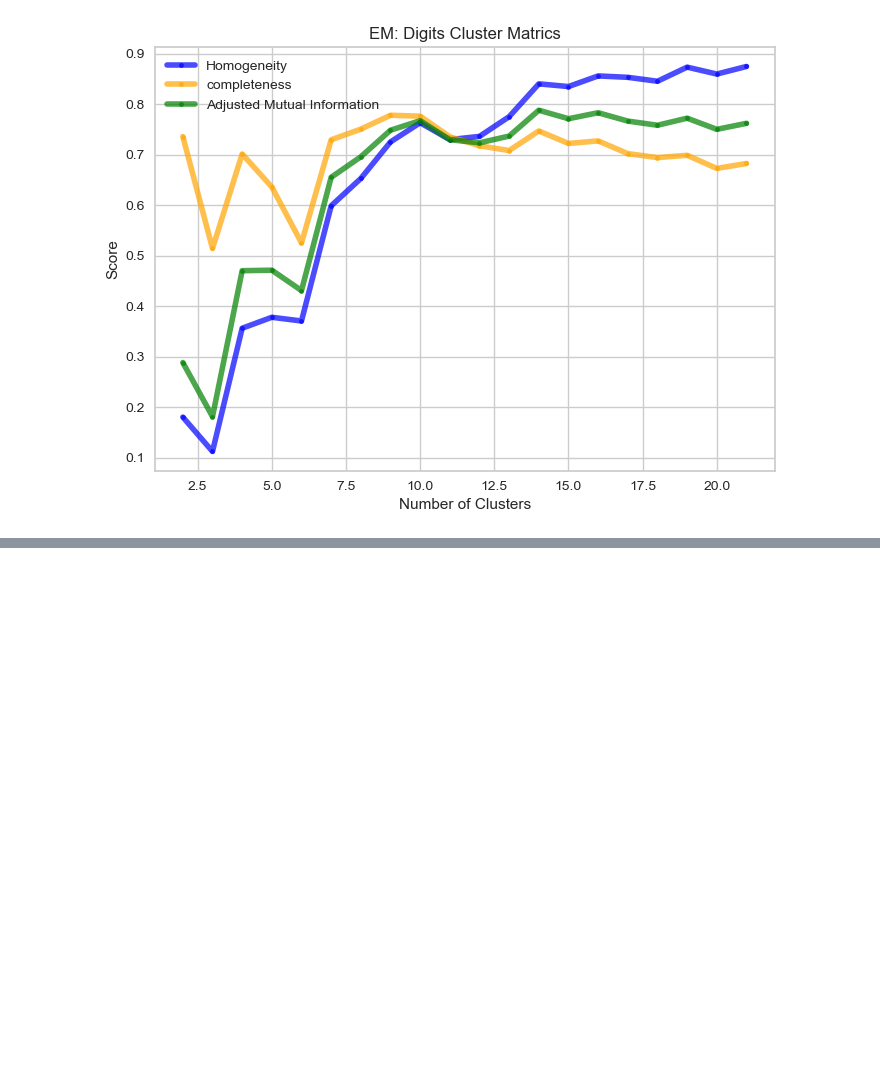
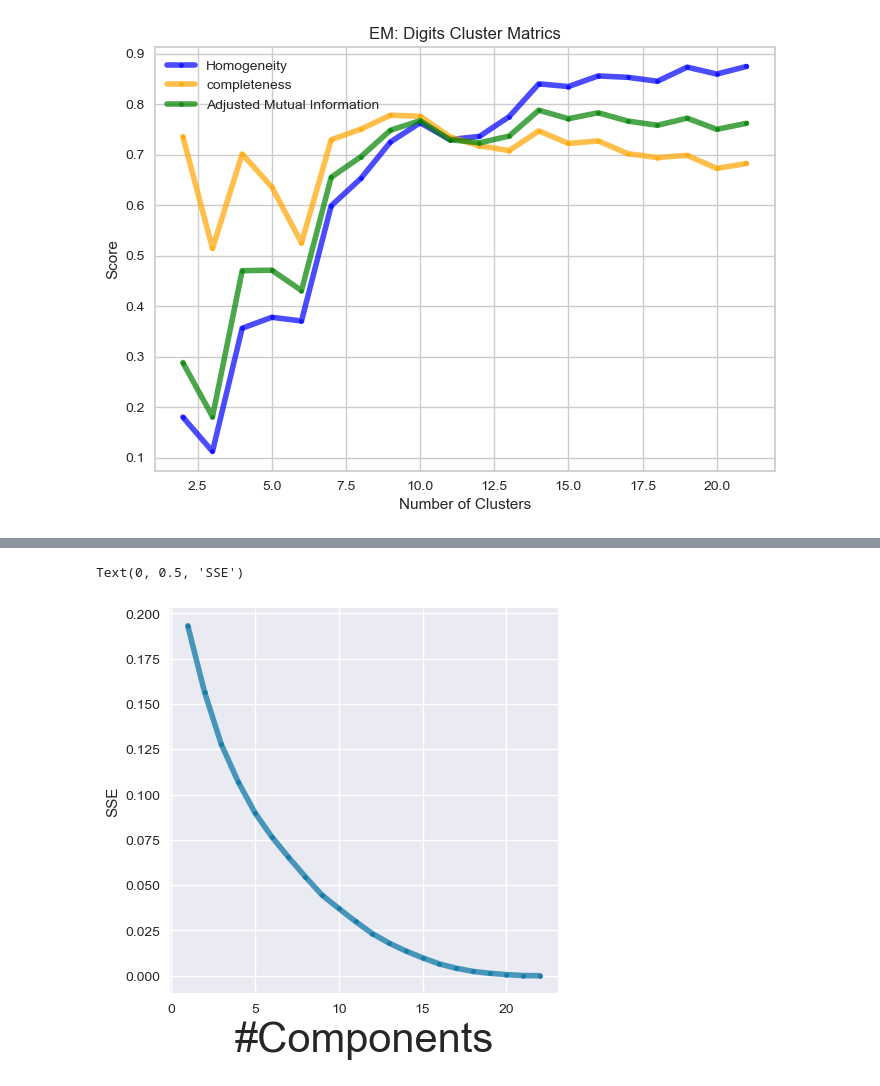
Before and after one commit to Alijafr/ML, a Jupyter notebook: assignment 3/code/Clustering.ipynb, the cells around one changed output, grey strips where cells are left out. Saved outputs shown, nothing was run; the diff lists cells and outputs as text; code cells hidden in the pictures; blank space fills up the shorter version.

```diff
--- a/assignment 3/code/Clustering.ipynb
+++ b/assignment 3/code/Clustering.ipynb
@@ -274,0 +313,16 @@ Text(0, 0.5, 'Score')
+# %%
+n_components = np.arange(1,23)
+results = np.zeros(len(n_components))
+for i,n in enumerate(n_components):
+    pca = PCA(n_components=n)
+    X_transformed = pca.fit(x).transform(x)
+    results[i] = mean_squared_error(pca.inverse_transform(X_transformed), x)
+
+plt.figure(figsize=(5,5))
+plt.plot(n_components, results,marker='.', linewidth=4, alpha=0.7)
+plt.xlabel("#Components", fontsize=30)
+plt.ylabel("SSE")
+# plt.savefig("graphs_DR/wine_PCA_SSE.png", pad_inches = 0.01,  bbox_inches = 'tight')
+# %% [output]
+Text(0, 0.5, 'SSE')
+[figure, added]
```
Also changed, not shown: parts of 13 cells of this notebook.
